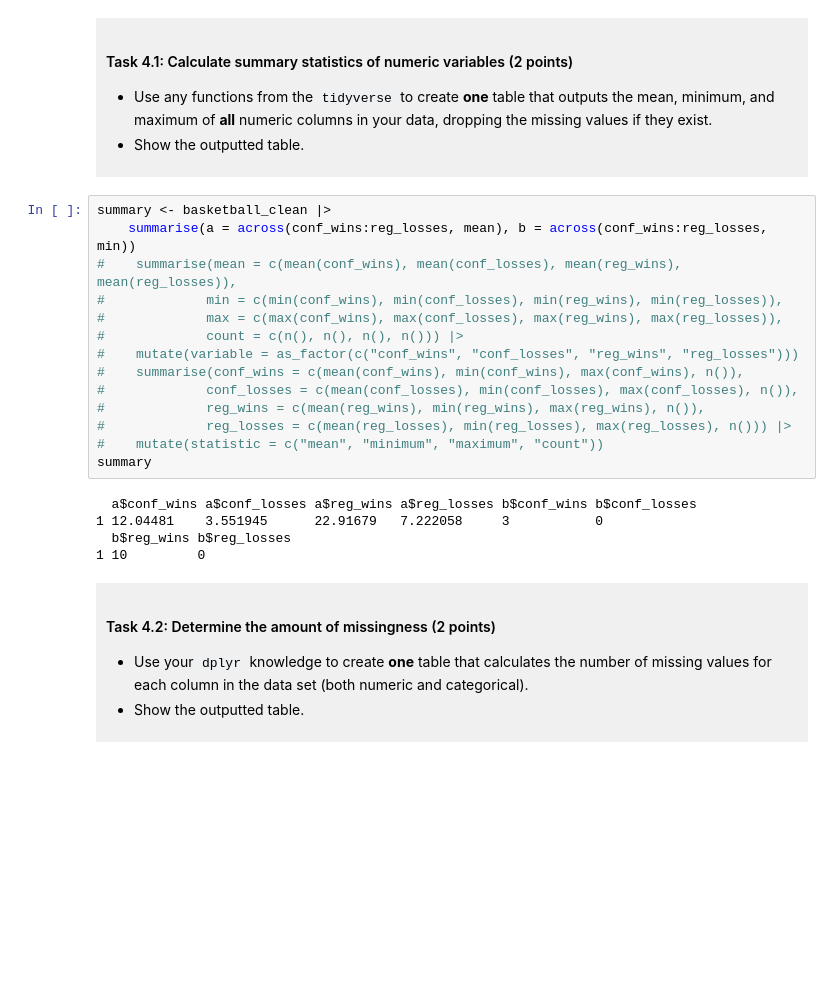
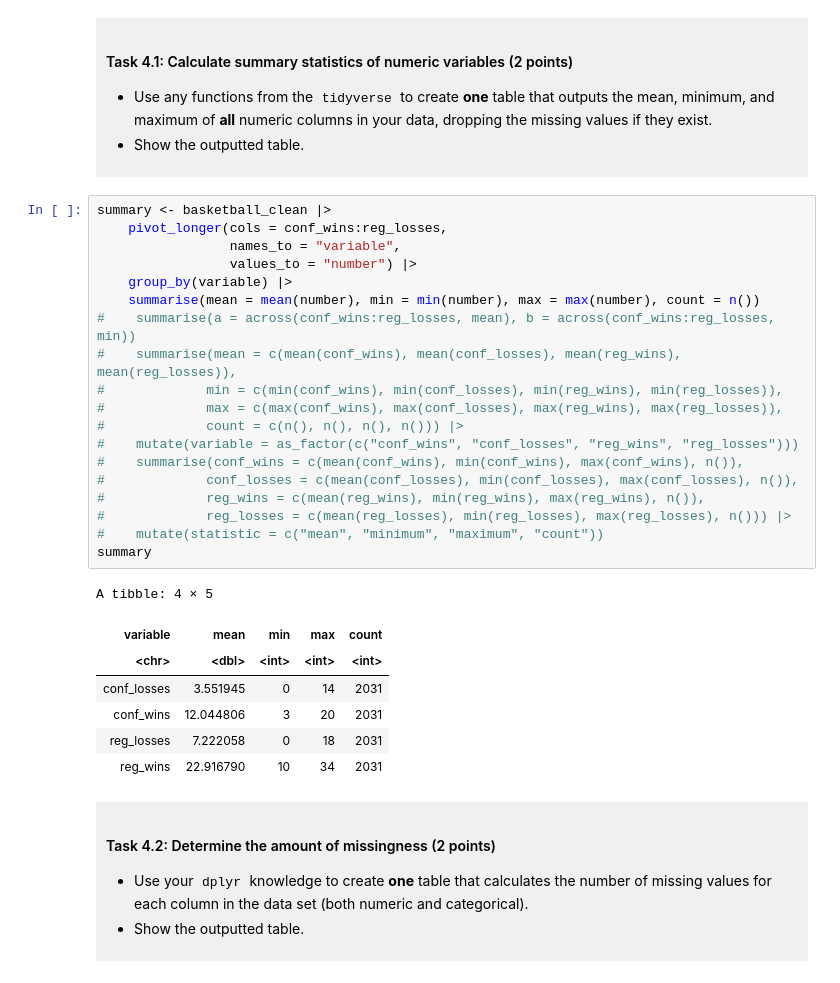
Before and after one commit to Jenimaja/dsci-100-project-sasha-biesanz, a Jupyter notebook: dsci-100-project-notebook.ipynb, the cells around one changed output. Drawn from its saved outputs; the diff is of its cells as text; blank space fills up the shorter version.

```diff
--- a/dsci-100-project-notebook.ipynb
+++ b/dsci-100-project-notebook.ipynb
@@ -285,23 +285,31 @@ You will refine your research question (if needed) and produce a tidy data set.
 </div>
 # %%
 summary <- basketball_clean |>
-    summarise(a = across(conf_wins:reg_losses, mean), b = across(conf_wins:reg_losses, min))
+    pivot_longer(cols = conf_wins:reg_losses,
+                 names_to = "variable",
+                 values_to = "number") |>
+    group_by(variable) |>
+    summarise(mean = mean(number), min = min(number), max = max(number), count = n())
+#    summarise(a = across(conf_wins:reg_losses, mean), b = across(conf_wins:reg_losses, min))
 #    summarise(mean = c(mean(conf_wins), mean(conf_losses), mean(reg_wins), mean(reg_losses)),
 #             min = c(min(conf_wins), min(conf_losses), min(reg_wins), min(reg_losses)),
 #             max = c(max(conf_wins), max(conf_losses), max(reg_wins), max(reg_losses)),
 #             count = c(n(), n(), n(), n())) |>
 #    mutate(variable = as_factor(c("conf_wins", "conf_losses", "reg_wins", "reg_losses")))
 #    summarise(conf_wins = c(mean(conf_wins), min(conf_wins), max(conf_wins), n()),
 #             conf_losses = c(mean(conf_losses), min(conf_losses), max(conf_losses), n()),
 #             reg_wins = c(mean(reg_wins), min(reg_wins), max(reg_wins), n()),
 #             reg_losses = c(mean(reg_losses), min(reg_losses), max(reg_losses), n())) |>
 #    mutate(statistic = c("mean", "minimum", "maximum", "count"))
 summary
 # %% [output]
-  a$conf_wins a$conf_losses a$reg_wins a$reg_losses b$conf_wins b$conf_losses
-1 12.04481    3.551945      22.91679   7.222058     3           0
-  b$reg_wins b$reg_losses
-1 10         0
+A tibble: 4 × 5
+| variable | mean | min | max | count |
+| <chr> | <dbl> | <int> | <int> | <int> |
+| conf_losses | 3.551945 | 0 | 14 | 2031 |
+| conf_wins | 12.044806 | 3 | 20 | 2031 |
+| reg_losses | 7.222058 | 0 | 18 | 2031 |
+| reg_wins | 22.916790 | 10 | 34 | 2031 |
 # %% [markdown]
 <div style="background-color: #f0f0f0; padding: 10px;">
 
```
Also changed, not shown: parts of 1 cell of this notebook.
